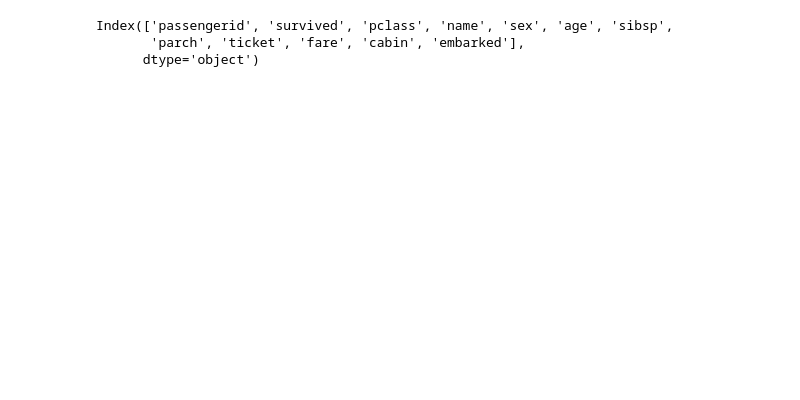
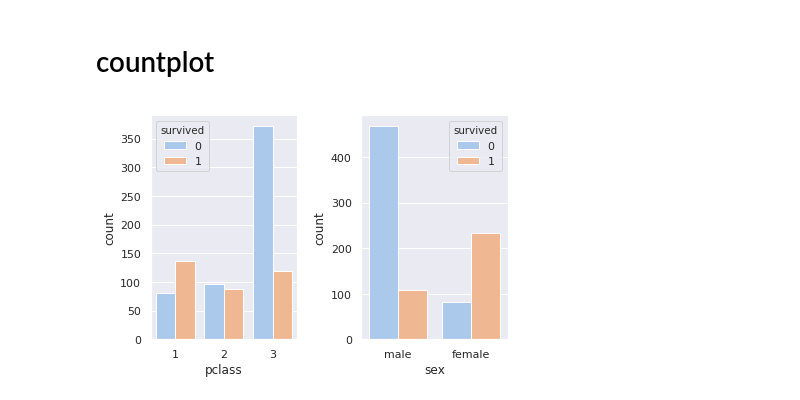
Before and after one commit to sdlm/titanic, a Jupyter notebook: titanic/kernel_2.ipynb, the cells around one changed output. Cells and saved outputs as stored; diff of their text form; code cells hidden in the pictures; blank space fills up the shorter version.

Commit message:
Add new kernel with seaborn charts

```diff
--- a/titanic/kernel_2.ipynb
+++ b/titanic/kernel_2.ipynb
@@ -1,9 +1,10 @@
 # %%
 import pandas as pd
-import matplotlib as plt
+import matplotlib.pyplot as plt
 import seaborn as sns
+sns.set(palette='pastel')
 # %%
-df = pd.read_csv('./data/train.csv')
+df = pd.read_csv('data/train.csv')
 # %%
 df.head()
 # %% [output]
@@ -16,9 +17,12 @@ df.head()
 # %%
 rename_map = {column: column.lower() for column in df.columns}
 df.rename(rename_map, axis=1, inplace=True)
-# %%
-df.columns
-# %% [output]
-Index(['passengerid', 'survived', 'pclass', 'name', 'sex', 'age', 'sibsp',
-       'parch', 'ticket', 'fare', 'cabin', 'embarked'],
-      dtype='object')
+# %% [markdown]
+# countplot
+# %%
+f, (ax1, ax2) = plt.subplots(nrows=1, ncols=2)
+sns.countplot('pclass', hue='survived', data=df, ax=ax1);
+sns.countplot('sex', hue='survived', data=df, ax=ax2);
+plt.tight_layout();
+# %% [output]
+[figure, added]
```
Also changed, not shown: parts of 4 cells of this notebook.
